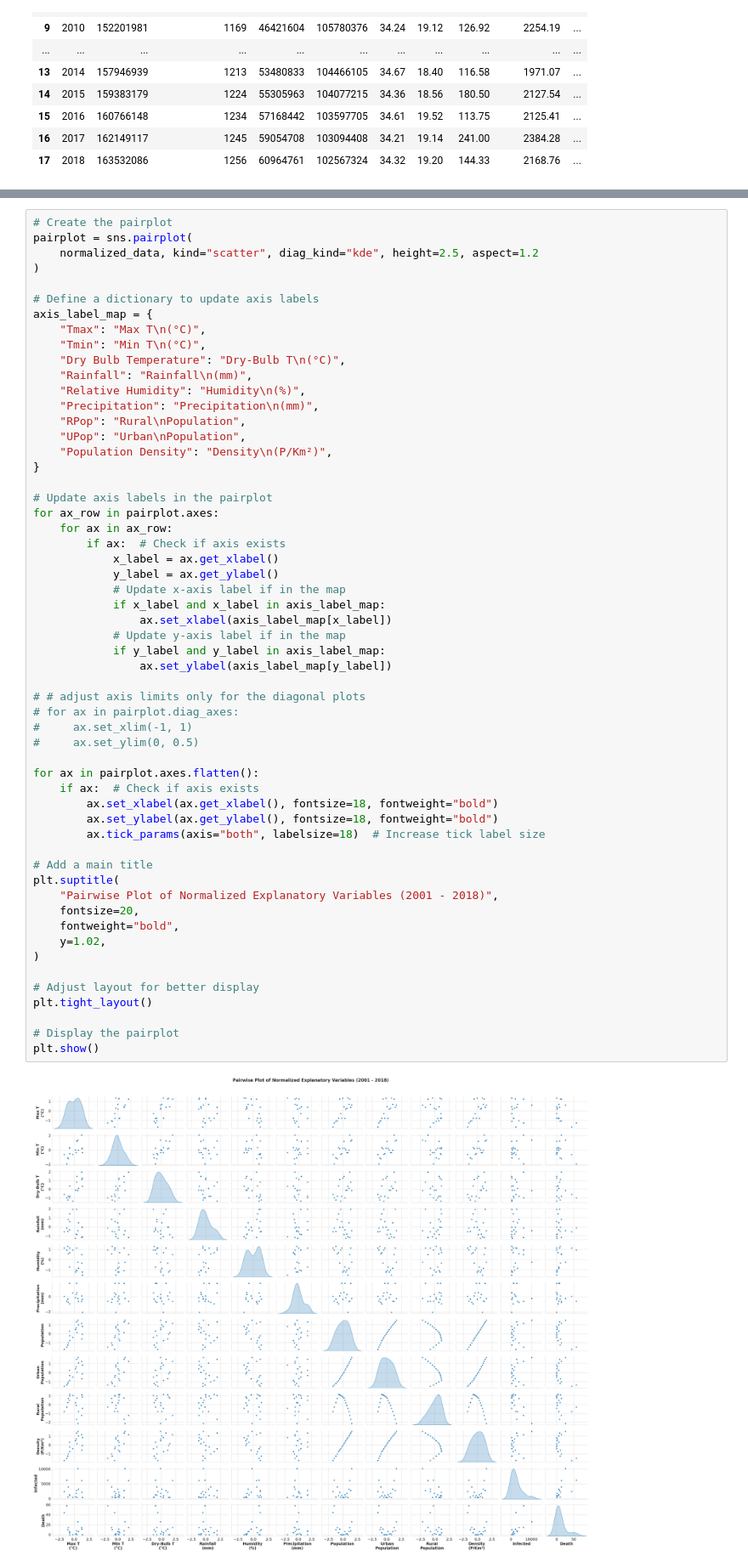
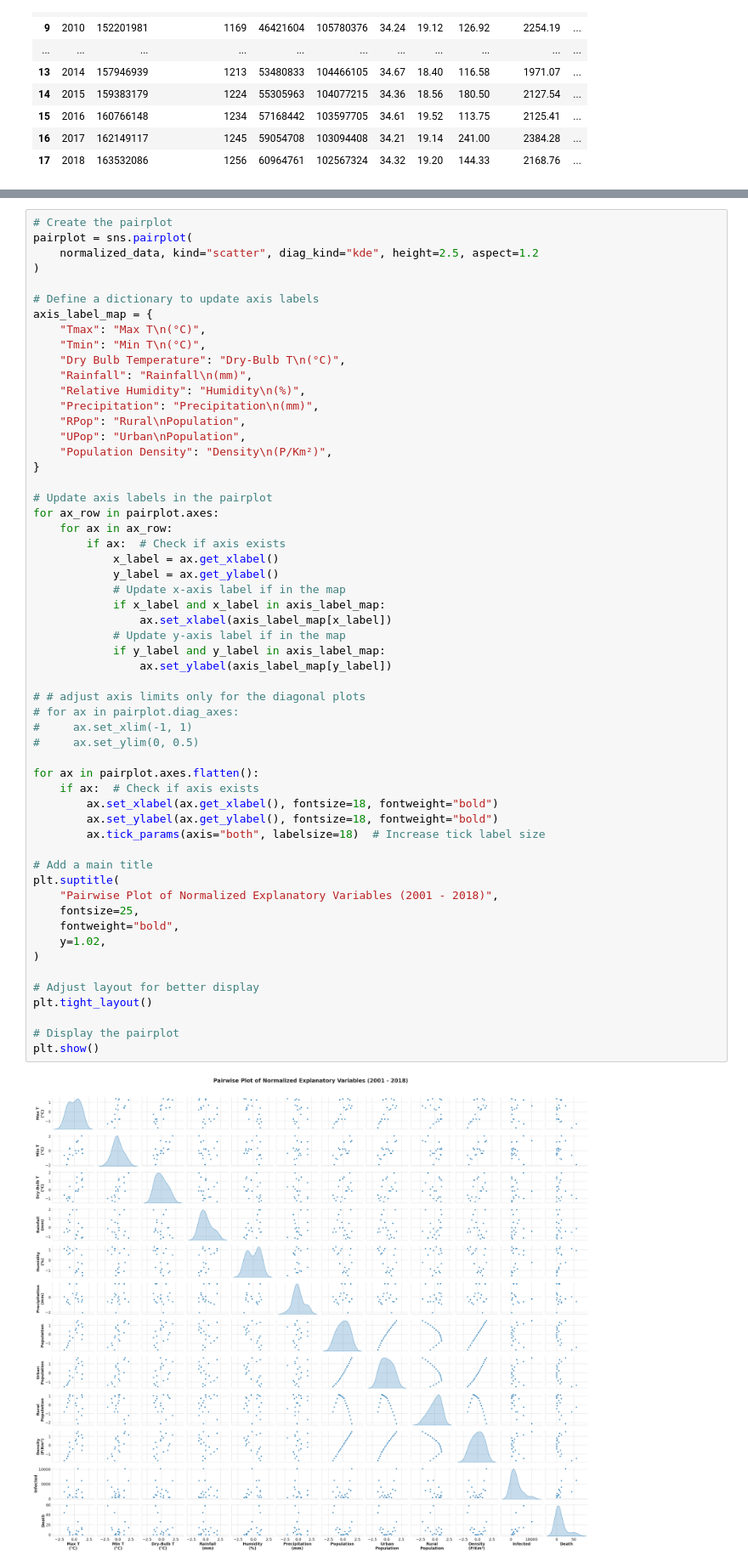
Before and after one commit to awnonbhowmik/DENV-Data-Analysis, a Jupyter notebook: main_epidemic.ipynb, the cells around one changed output, grey strips where cells are left out. Shown at 85% size. Saved outputs shown, nothing was run; the diff lists cells and outputs as text.

```diff
--- a/main_epidemic.ipynb
+++ b/main_epidemic.ipynb
@@ -305,35 +305,35 @@ for ax_row in pairplot.axes:
             if x_label and x_label in axis_label_map:
                 ax.set_xlabel(axis_label_map[x_label])
             # Update y-axis label if in the map
             if y_label and y_label in axis_label_map:
                 ax.set_ylabel(axis_label_map[y_label])
 
 # # adjust axis limits only for the diagonal plots
 # for ax in pairplot.diag_axes:
 #     ax.set_xlim(-1, 1)
 #     ax.set_ylim(0, 0.5)
 
 for ax in pairplot.axes.flatten():
     if ax:  # Check if axis exists
         ax.set_xlabel(ax.get_xlabel(), fontsize=18, fontweight="bold")
         ax.set_ylabel(ax.get_ylabel(), fontsize=18, fontweight="bold")
         ax.tick_params(axis="both", labelsize=18)  # Increase tick label size
 
 # Add a main title
 plt.suptitle(
     "Pairwise Plot of Normalized Explanatory Variables (2001 - 2018)",
-    fontsize=20,
+    fontsize=25,
     fontweight="bold",
     y=1.02,
 )
 
 # Adjust layout for better display
 plt.tight_layout()
 
 # Display the pairplot
 plt.show()
 # %% [output]
-[figure, old version]
+[figure, new version]
 # %%
 # Load the data for monthly cases
 data = pd.read_excel("./data/Monthly_Infection_2001-2024.xlsx")
```
Also changed, not shown: 1 other file.
